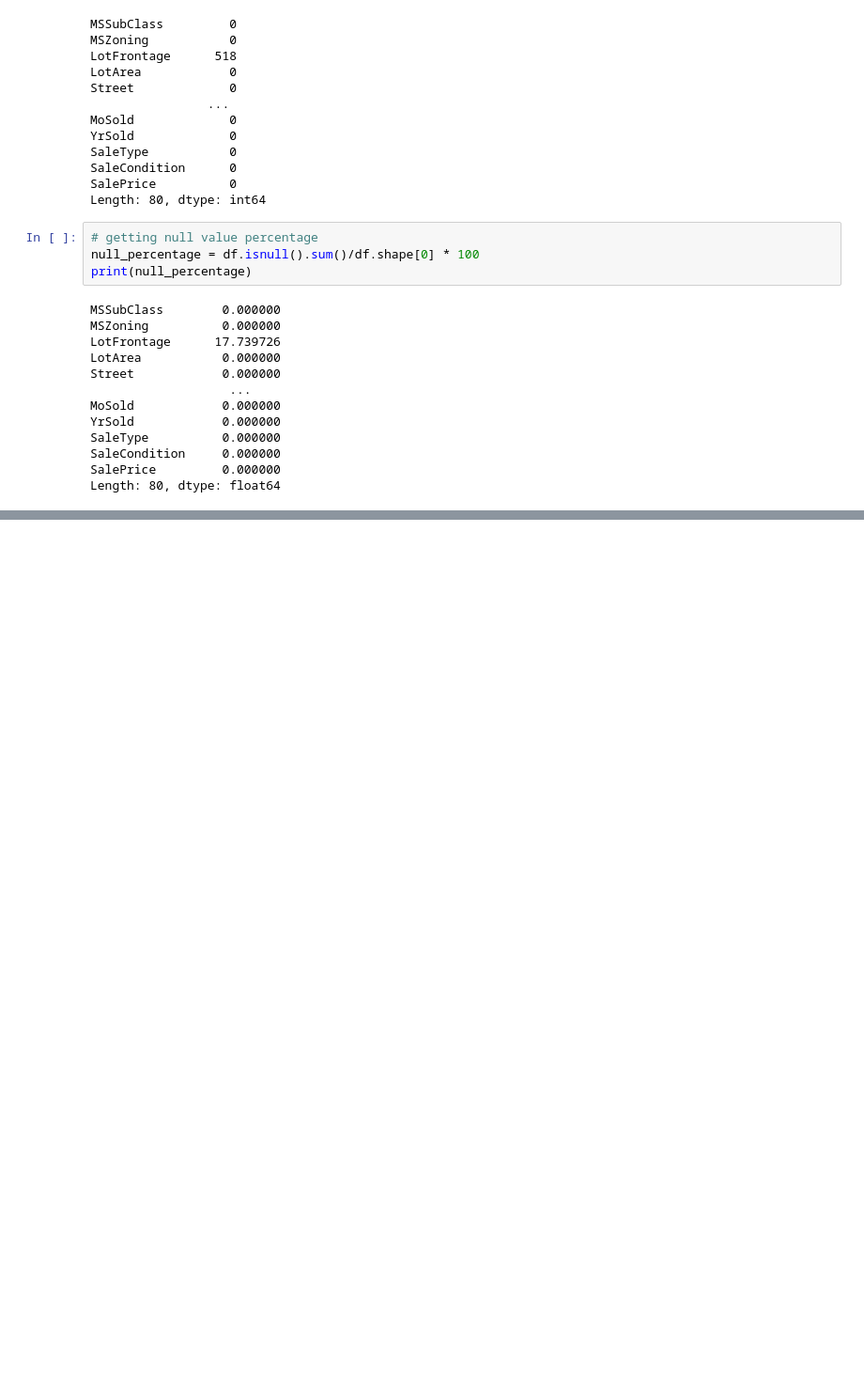
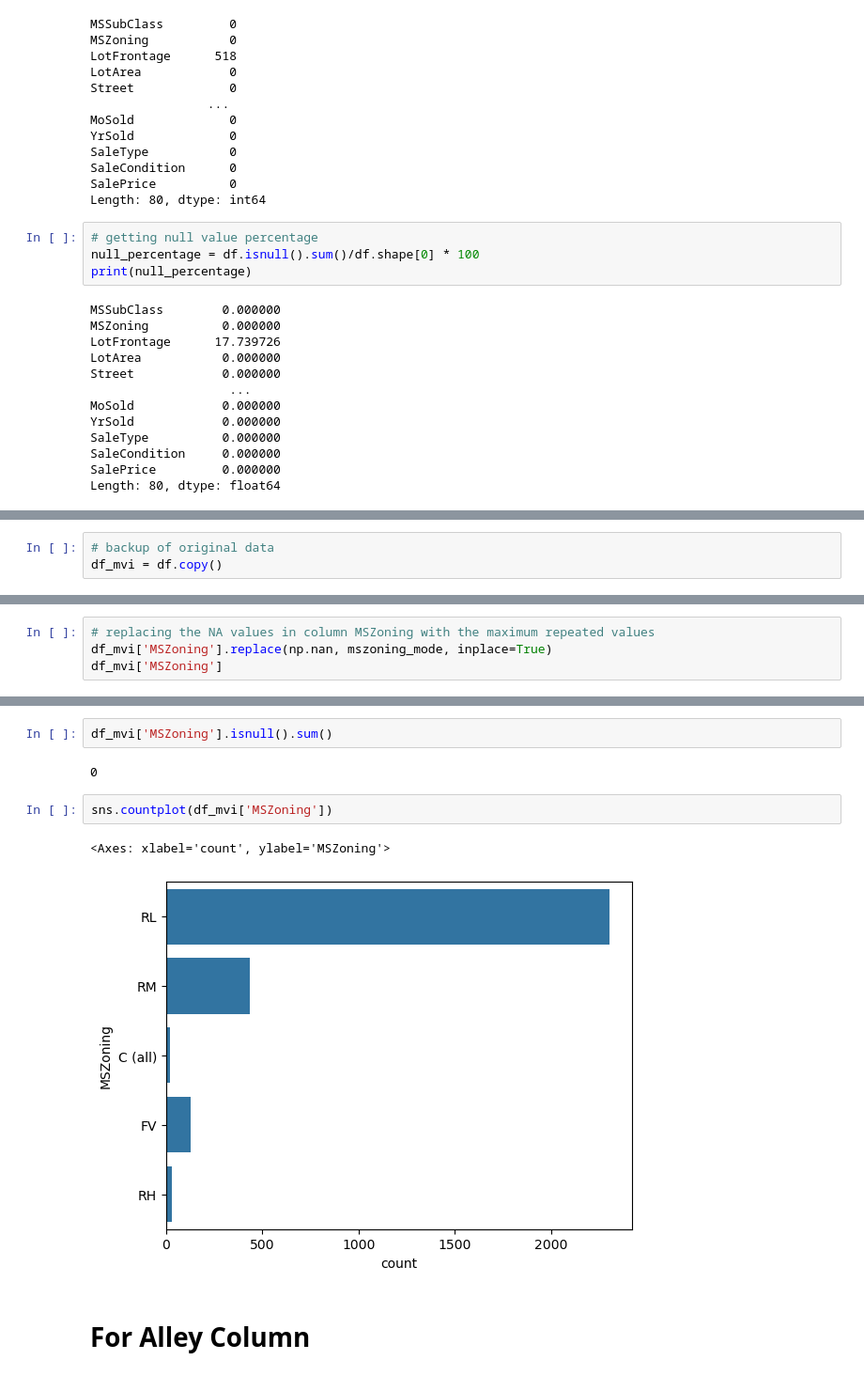
Before and after one commit to nishanlimbuchemjong/Machine-Learning-Projects, a Jupyter notebook: House Price Prediction using Regression models.ipynb, the cells around one changed output, grey strips where cells are left out. Shown at 94% size. Drawn from its saved outputs; the diff is of its cells as text; blank space fills up the shorter version.

Commit message:
Missing value filled on different Numerical and Categorical features

```diff
--- a/House Price Prediction using Regression models.ipynb
+++ b/House Price Prediction using Regression models.ipynb
@@ -189,0 +215,3 @@ Length: 80, dtype: float64
+# %%
+# backup of original data
+df_mvi = df.copy()
@@ -189,0 +223,4 @@ Length: 80, dtype: float64
+# %%
+# replacing the NA values in column MSZoning with the maximum repeated values
+df_mvi['MSZoning'].replace(np.nan, mszoning_mode, inplace=True)
+df_mvi['MSZoning']
@@ -189,0 +247,11 @@ Length: 80, dtype: float64
+# %%
+df_mvi['MSZoning'].isnull().sum()
+# %% [output]
+0
+# %%
+sns.countplot(df_mvi['MSZoning'])
+# %% [output]
+<Axes: xlabel='count', ylabel='MSZoning'>
+[figure, added]
+# %% [markdown]
+# For Alley Column
```
Also changed, not shown: parts of 60 cells of this notebook.
